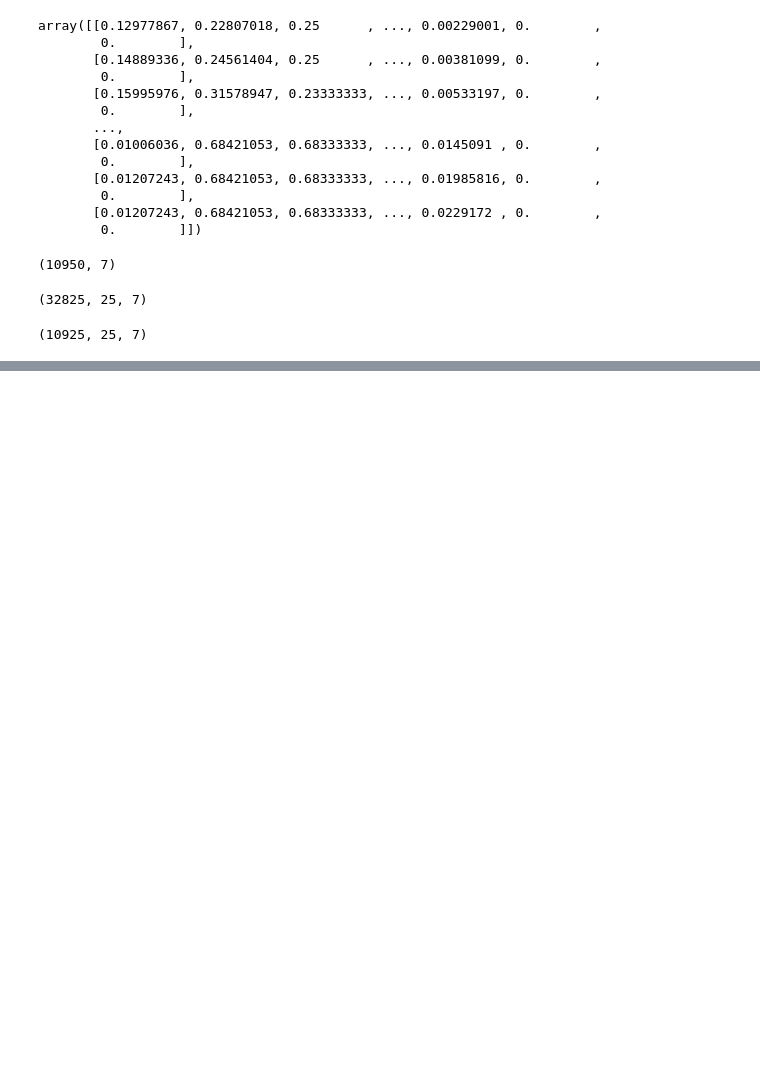
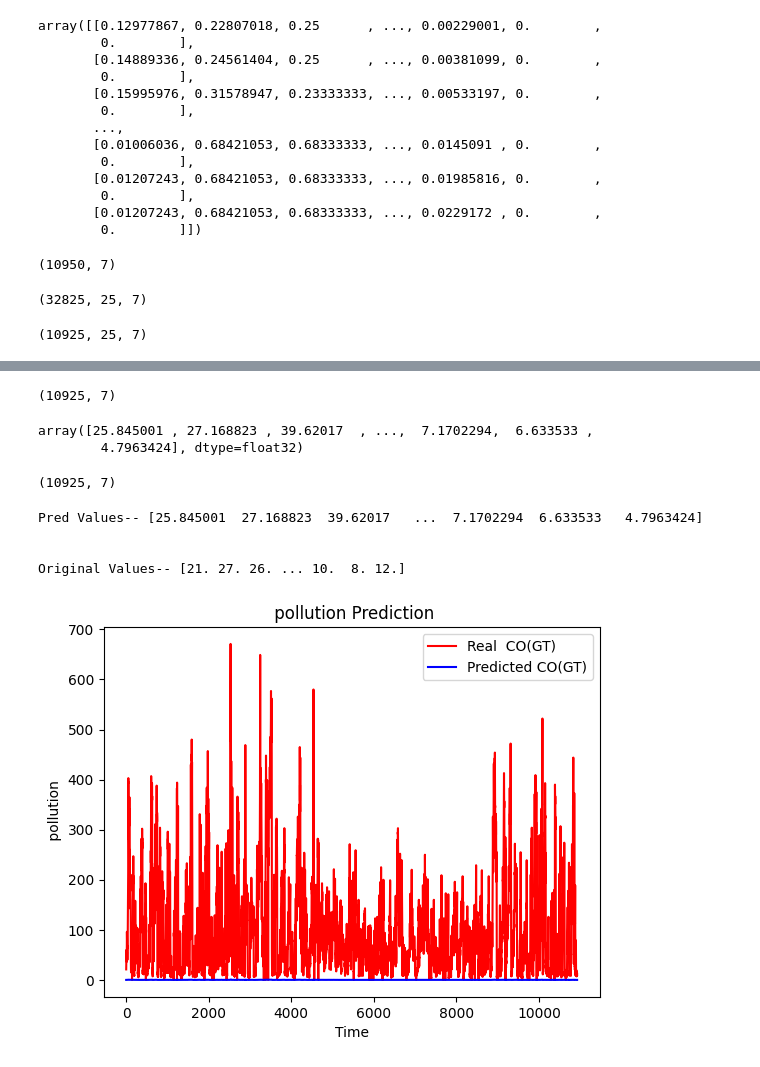
Before and after one commit to OstNi/Time_Series, a Jupyter notebook: Final_Project/work.ipynb, the cells around one changed output, grey strips where cells are left out. Drawn from its saved outputs; the diff is of its cells as text; code cells hidden in the pictures; blank space fills up the shorter version.

```diff
--- a/Final_Project/work.ipynb
+++ b/Final_Project/work.ipynb
@@ -553,0 +578,40 @@ Epoch 5/10
+# %%
+pred = prediction.reshape(-1, 1) # без этого никак
+
+prediction_copies_array = np.repeat(pred,7, axis=-1)  # обманываем систему
+prediction_copies_array.shape
+# %% [output]
+(10925, 7)
+# %%
+cfs = len(df.columns)
+
+prediction=scaler.inverse_transform(np.reshape(prediction_copies_array,(len(prediction_copies_array),cfs)))[:,0]
+prediction
+# %% [output]
+array([25.845001 , 27.168823 , 39.62017  , ...,  7.1702294,  6.633533 ,
+        4.7963424], dtype=float32)
+# %%
+original_copies_array = np.repeat(testY.reshape(-1, 1),cfs, axis=-1)
+original_copies_array.shape
+# %% [output]
+(10925, 7)
+# %%
+original=scaler.inverse_transform(np.reshape(original_copies_array,(len(testY),cfs)))[:,0]
+# %%
+print(f"Pred Values-- {prediction}\n\n")
+print(f"Original Values-- {original}")
+# %% [output]
+Pred Values-- [25.845001  27.168823  39.62017   ...  7.1702294  6.633533   4.7963424]
+
+
+Original Values-- [21. 27. 26. ... 10.  8. 12.]
+# %%
+plt.plot(original, color = 'red', label = 'Real  CO(GT)')
+plt.plot(pred, color = 'blue', label = 'Predicted CO(GT)')
+plt.title(' pollution Prediction')
+plt.xlabel('Time')
+plt.ylabel(' pollution')
+plt.legend()
+plt.show()
+# %% [output]
+[figure, added]
```
Also changed, not shown: parts of 5 cells of this notebook.
